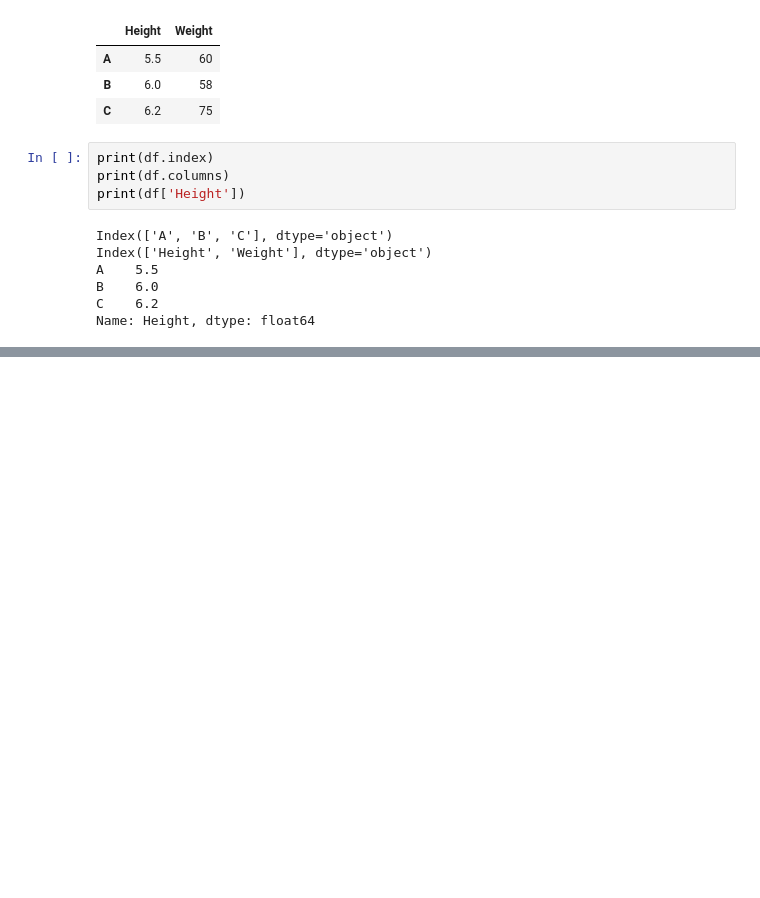
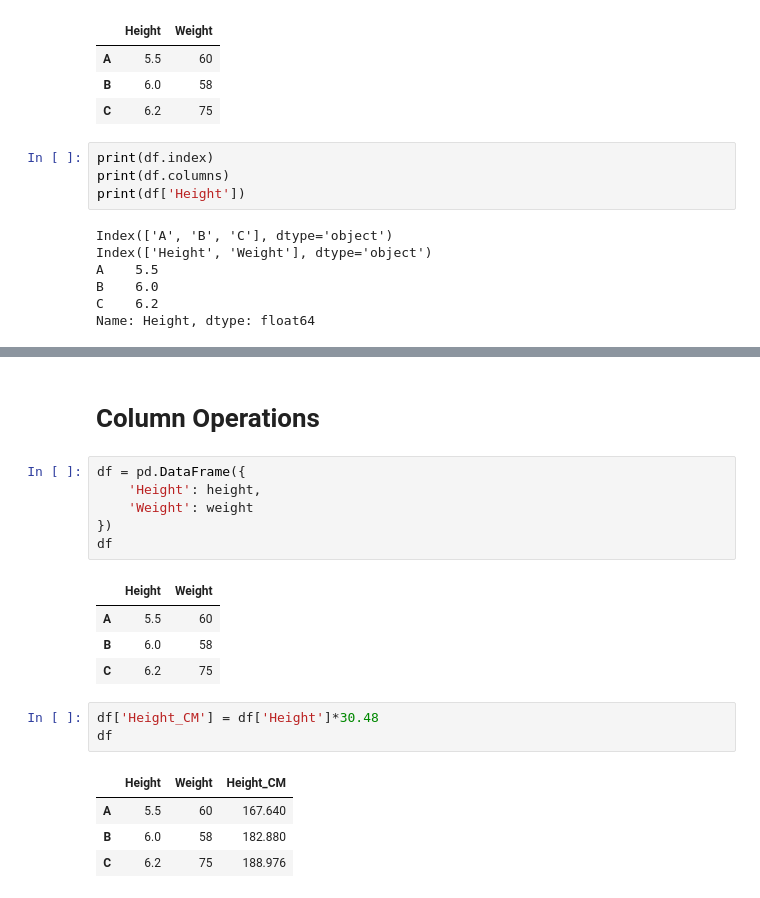
Before and after one commit to sks95/python_basics, a Jupyter notebook: pandas_pep.ipynb, the cells around one changed output, grey strips where cells are left out. Cells and saved outputs as stored; diff of their text form; blank space fills up the shorter version.

Commit message:
Column Operations

```diff
--- a/pandas_pep.ipynb
+++ b/pandas_pep.ipynb
@@ -143,0 +185,21 @@ Name: Height, dtype: float64
+# %% [markdown]
+# Column Operations
+# %%
+df = pd.DataFrame({
+    'Height': height,
+    'Weight': weight
+})
+df
+# %% [output]
+|  | Height | Weight |
+| A | 5.5 | 60 |
+| B | 6.0 | 58 |
+| C | 6.2 | 75 |
+# %%
+df['Height_CM'] = df['Height']*30.48
+df
+# %% [output]
+|  | Height | Weight | Height_CM |
+| A | 5.5 | 60 | 167.640 |
+| B | 6.0 | 58 | 182.880 |
+| C | 6.2 | 75 | 188.976 |
```
Also changed, not shown: parts of 11 cells of this notebook.
